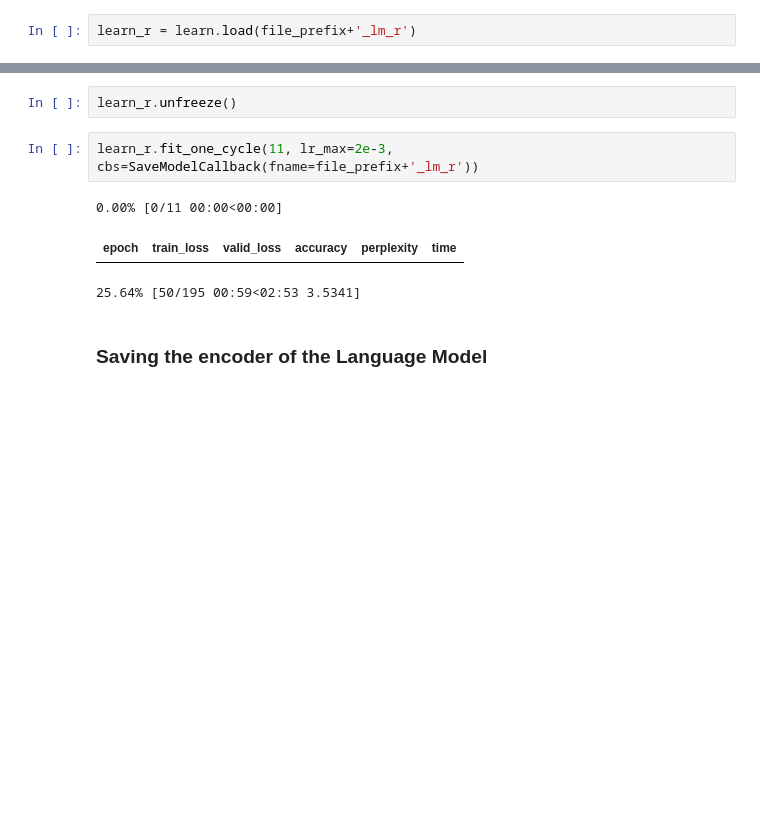
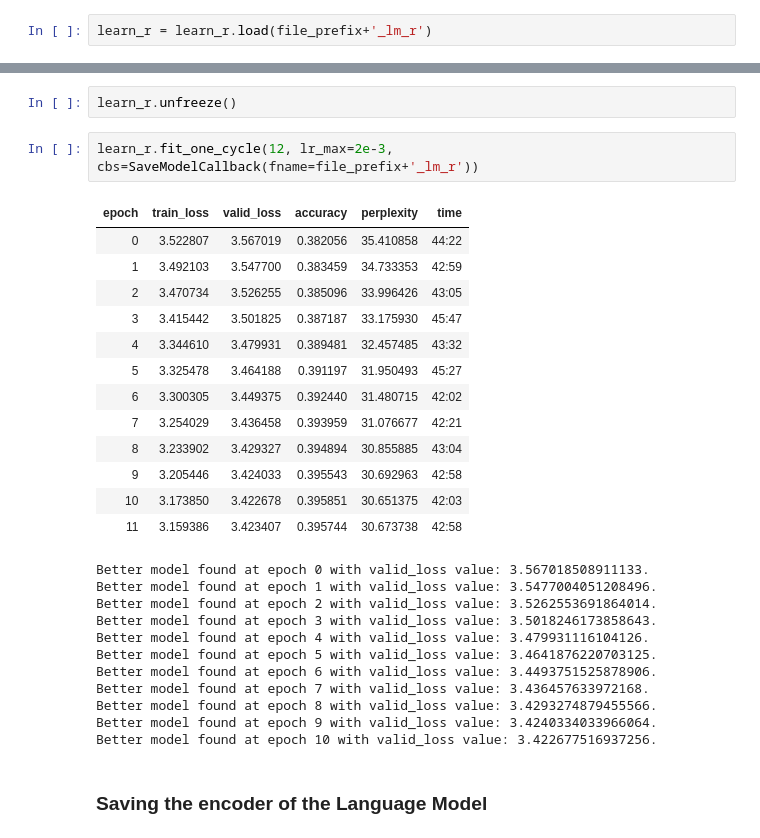
Before and after one commit to debjyotiSRoy/xcube_old, a Jupyter notebook: nbs/examples/wiki10-31k/wiki10-31k_full_new.ipynb, the cells around one changed output, grey strips where cells are left out. Saved outputs shown, nothing was run; the diff lists cells and outputs as text; blank space fills up the shorter version.

```diff
--- a/nbs/examples/wiki10-31k/wiki10-31k_full_new.ipynb
+++ b/nbs/examples/wiki10-31k/wiki10-31k_full_new.ipynb
@@ -239,7 +239,7 @@ Let's now load back the `Learner`
 # %%
 learn = learn.load(file_prefix+'_lm')
 # %%
-learn_r = learn.load(file_prefix+'_lm_r')
+learn_r = learn_r.load(file_prefix+'_lm_r')
 # %% [markdown]
 Let's validate the `Learner` to make sure we loaded the correct version:
 # %%
@@ -295,11 +300,32 @@ For the reverse:
 # %%
 learn_r.unfreeze()
 # %%
-learn_r.fit_one_cycle(11, lr_max=2e-3, cbs=SaveModelCallback(fname=file_prefix+'_lm_r'))
+learn_r.fit_one_cycle(12, lr_max=2e-3, cbs=SaveModelCallback(fname=file_prefix+'_lm_r'))
 # %% [output]
+| epoch | train_loss | valid_loss | accuracy | perplexity | time |
+| 0 | 3.522807 | 3.567019 | 0.382056 | 35.410858 | 44:22 |
+| 1 | 3.492103 | 3.547700 | 0.383459 | 34.733353 | 42:59 |
+| 2 | 3.470734 | 3.526255 | 0.385096 | 33.996426 | 43:05 |
+| 3 | 3.415442 | 3.501825 | 0.387187 | 33.175930 | 45:47 |
+| 4 | 3.344610 | 3.479931 | 0.389481 | 32.457485 | 43:32 |
+| 5 | 3.325478 | 3.464188 | 0.391197 | 31.950493 | 45:27 |
+| 6 | 3.300305 | 3.449375 | 0.392440 | 31.480715 | 42:02 |
+| 7 | 3.254029 | 3.436458 | 0.393959 | 31.076677 | 42:21 |
+| 8 | 3.233902 | 3.429327 | 0.394894 | 30.855885 | 43:04 |
+| 9 | 3.205446 | 3.424033 | 0.395543 | 30.692963 | 42:58 |
+| 10 | 3.173850 | 3.422678 | 0.395851 | 30.651375 | 42:03 |
+| 11 | 3.159386 | 3.423407 | 0.395744 | 30.673738 | 42:58 |
-0.00% [0/11 00:00<00:00]
+Better model found at epoch 0 with valid_loss value: 3.567018508911133.
+Better model found at epoch 1 with valid_loss value: 3.5477004051208496.
+Better model found at epoch 2 with valid_loss value: 3.5262553691864014.
+Better model found at epoch 3 with valid_loss value: 3.5018246173858643.
+Better model found at epoch 4 with valid_loss value: 3.479931116104126.
+Better model found at epoch 5 with valid_loss value: 3.4641876220703125.
+Better model found at epoch 6 with valid_loss value: 3.4493751525878906.
+Better model found at epoch 7 with valid_loss value: 3.436457633972168.
+Better model found at epoch 8 with valid_loss value: 3.4293274879455566.
+Better model found at epoch 9 with valid_loss value: 3.4240334033966064.
+Better model found at epoch 10 with valid_loss value: 3.422677516937256.
-| epoch | train_loss | valid_loss | accuracy | perplexity | time |
-25.64% [50/195 00:59<02:53 3.5341]
 # %% [markdown]
 ### Saving the encoder of the Language Model
 # %% [markdown]
```
Also changed, not shown: parts of 1 cell of this notebook, 2 other files.
